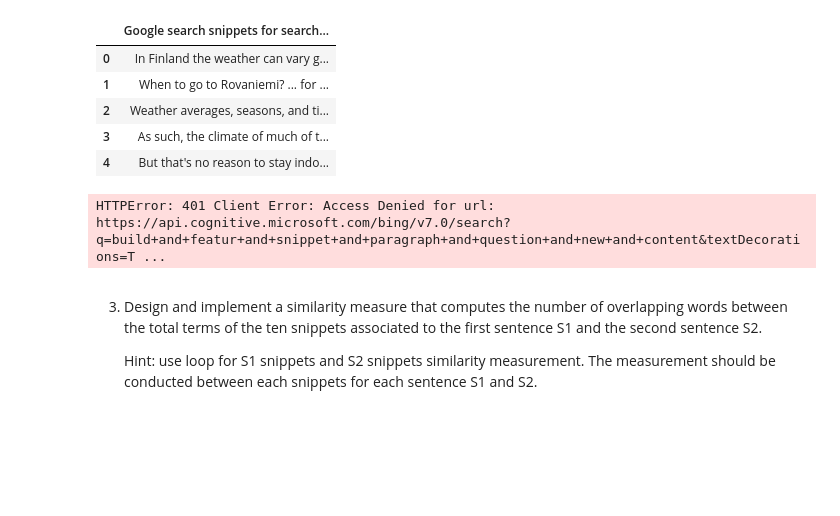
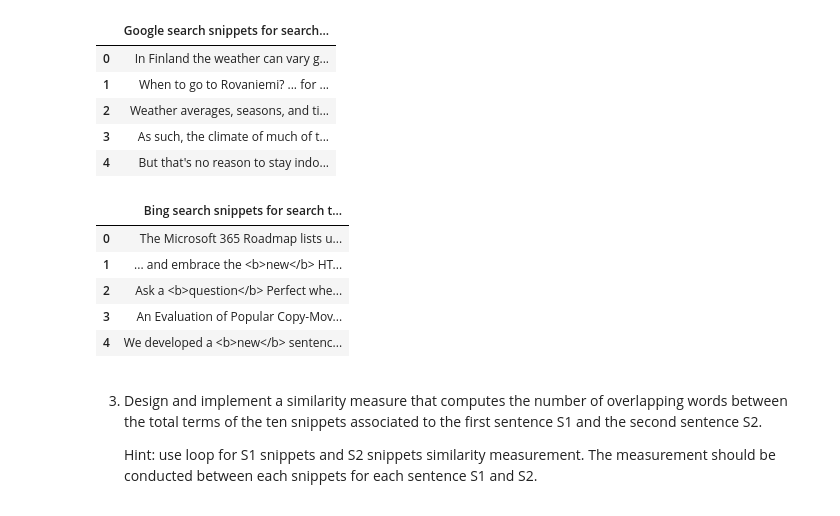
Before and after one commit to gunjanchandra280395/NLP-Project, a Jupyter notebook: Sentences similarity project.ipynb, the cells around one changed output. Cells and saved outputs as stored; diff of their text form; code cells hidden in the pictures; blank space fills up the shorter version.

```diff
--- a/Sentences similarity project.ipynb
+++ b/Sentences similarity project.ipynb
@@ -362,37 +438,43 @@ for google_doc in all_documents:
 | 3 | As such, the climate of much of t... |
 | 4 | But that's no reason to stay indo... |
 # %%
+import pandas as pd
 import requests
 
-subscription_key = "ec8557b875a046eb8f036276a87cd9b0"
+subscription_key = "00056c9319984c27bad2fad86125985b"
 assert subscription_key
 
 search_url = "https://api.cognitive.microsoft.com/bing/v7.0/search"
 search_term = "build and featur and snippet and paragraph and question and new and content"
 
 headers = {"Ocp-Apim-Subscription-Key" : subscription_key}
 params  = {"q": search_term, "textDecorations":True, "textFormat":"HTML"}
 response = requests.get(search_url, headers=headers, params=params)
 response.raise_for_status()
 search_results = response.json()
 
 bingSearchSnippetlist = []
 bingjsonResult = json.dumps(search_results)
 bingjsonDict = json.loads(bingjsonResult)
 
 for bingKey, bingValue in bingjsonDict.items():
         if bingKey == "webPages":
             for webKey, webValueItems in bingValue.items():
                 if webKey == "value":
                     for valueItems in webValueItems:
                         for valueKey, valueItem in valueItems.items():
                             if valueKey == "snippet":
                                 bingSearchSnippetlist.append(valueItem)
 
 bingdf = pd.DataFrame(bingSearchSnippetlist, columns=['Bing search snippets for search terms : ' + search_term])
 display(bingdf.head())
 # %% [output]
-HTTPError: 401 Client Error: Access Denied for url: https://api.cognitive.microsoft.com/bing/v7.0/search?q=build+and+featur+and+snippet+and+paragraph+and+question+and+new+and+content&textDecorations=T ...
+|  | Bing search snippets for search t... |
+| 0 | The Microsoft 365 Roadmap lists u... |
+| 1 | ... and embrace the <b>new</b> HT... |
+| 2 | Ask a <b>question</b> Perfect whe... |
+| 3 | An Evaluation of Popular Copy-Mov... |
+| 4 | We developed a <b>new</b> sentenc... |
 # %% [markdown]
 3.	Design and implement a similarity measure that computes the number of overlapping words between the total terms of the ten snippets associated to the first sentence S1 and the second sentence S2.
 
```
Also changed, not shown: parts of 5 cells of this notebook.
